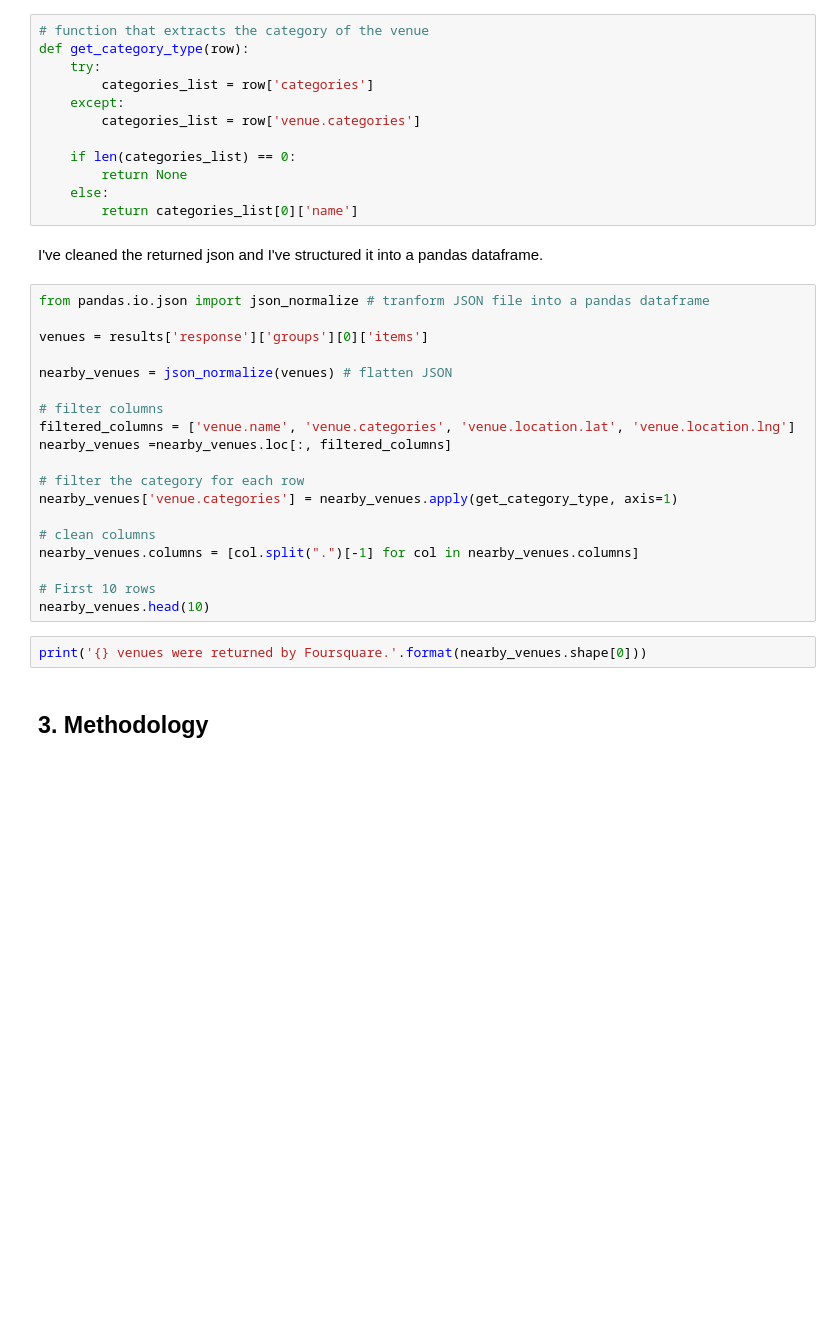
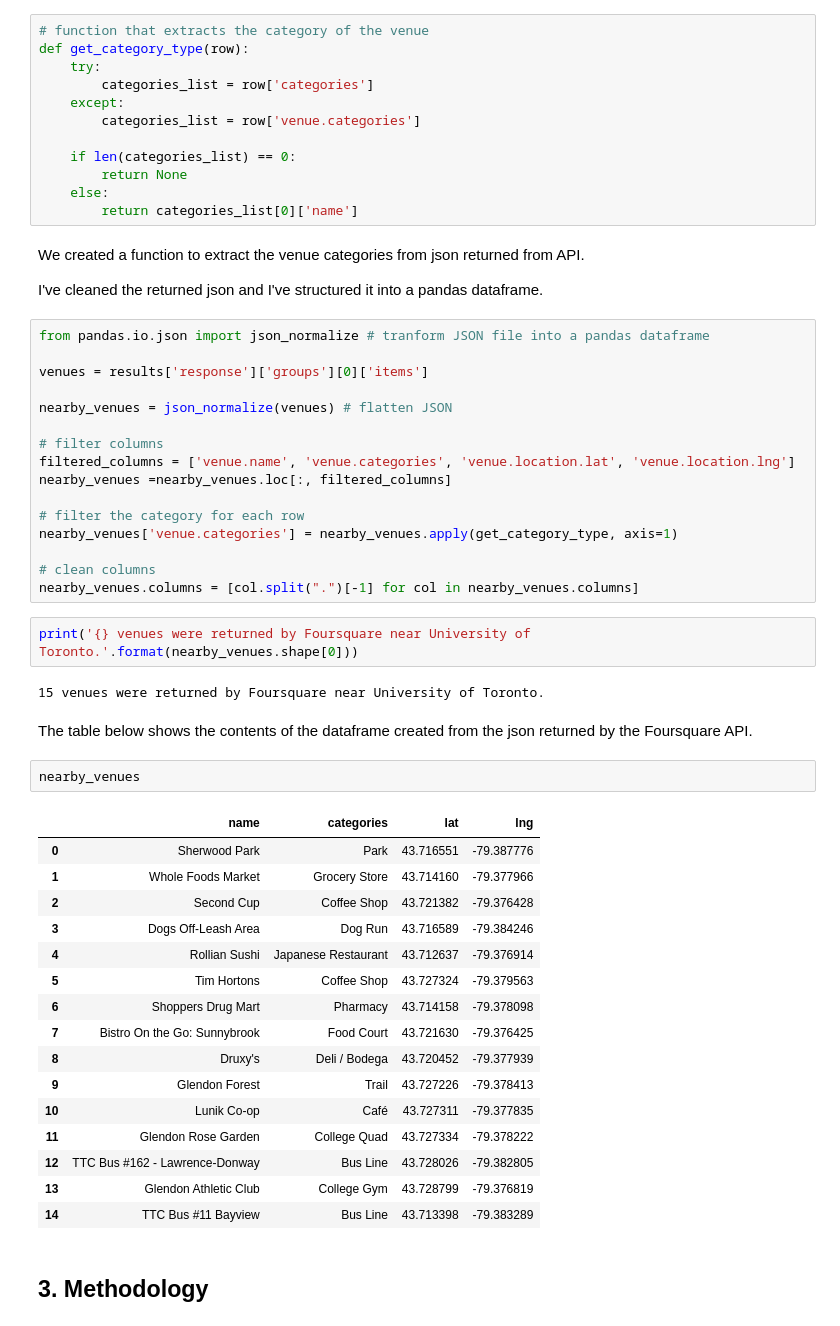
Before and after one commit to herculeshssj/Coursera_Capstone, a Jupyter notebook: Toronto-Neighborhood-Week5-FinalReport.ipynb, the cells around one changed output. Saved outputs shown, nothing was run; the diff lists cells and outputs as text; blank space fills up the shorter version.

```diff
--- a/Toronto-Neighborhood-Week5-FinalReport.ipynb
+++ b/Toronto-Neighborhood-Week5-FinalReport.ipynb
@@ -164,6 +228,8 @@ def get_category_type(row):
     else:
         return categories_list[0]['name']
 # %% [markdown]
+We created a function to extract the venue categories from json returned from API.
+
 I've cleaned the returned json and I've structured it into a pandas dataframe.
 # %%
 from pandas.io.json import json_normalize # tranform JSON file into a pandas dataframe
@@ -181,11 +247,31 @@ nearby_venues['venue.categories'] = nearby_venues.apply(get_category_type, axis=
 
 # clean columns
 nearby_venues.columns = [col.split(".")[-1] for col in nearby_venues.columns]
-
-# First 10 rows
-nearby_venues.head(10)
 # %%
-print('{} venues were returned by Foursquare.'.format(nearby_venues.shape[0]))
+print('{} venues were returned by Foursquare near University of Toronto.'.format(nearby_venues.shape[0]))
+# %% [output]
+15 venues were returned by Foursquare near University of Toronto.
+# %% [markdown]
+The table below shows the contents of the dataframe created from the json returned by the Foursquare API.
+# %%
+nearby_venues
+# %% [output]
+|  | name | categories | lat | lng |
+| 0 | Sherwood Park | Park | 43.716551 | -79.387776 |
+| 1 | Whole Foods Market | Grocery Store | 43.714160 | -79.377966 |
+| 2 | Second Cup | Coffee Shop | 43.721382 | -79.376428 |
+| 3 | Dogs Off-Leash Area | Dog Run | 43.716589 | -79.384246 |
+| 4 | Rollian Sushi | Japanese Restaurant | 43.712637 | -79.376914 |
+| 5 | Tim Hortons | Coffee Shop | 43.727324 | -79.379563 |
+| 6 | Shoppers Drug Mart | Pharmacy | 43.714158 | -79.378098 |
+| 7 | Bistro On the Go: Sunnybrook | Food Court | 43.721630 | -79.376425 |
+| 8 | Druxy's | Deli / Bodega | 43.720452 | -79.377939 |
+| 9 | Glendon Forest | Trail | 43.727226 | -79.378413 |
+| 10 | Lunik Co-op | Café | 43.727311 | -79.377835 |
+| 11 | Glendon Rose Garden | College Quad | 43.727334 | -79.378222 |
+| 12 | TTC Bus #162 - Lawrence-Donway | Bus Line | 43.728026 | -79.382805 |
+| 13 | Glendon Athletic Club | College Gym | 43.728799 | -79.376819 |
+| 14 | TTC Bus #11 Bayview | Bus Line | 43.713398 | -79.383289 |
 # %% [markdown]
 ## 3. Methodology
 # %% [markdown]
```
Also changed, not shown: parts of 16 cells of this notebook, 1 other file.
